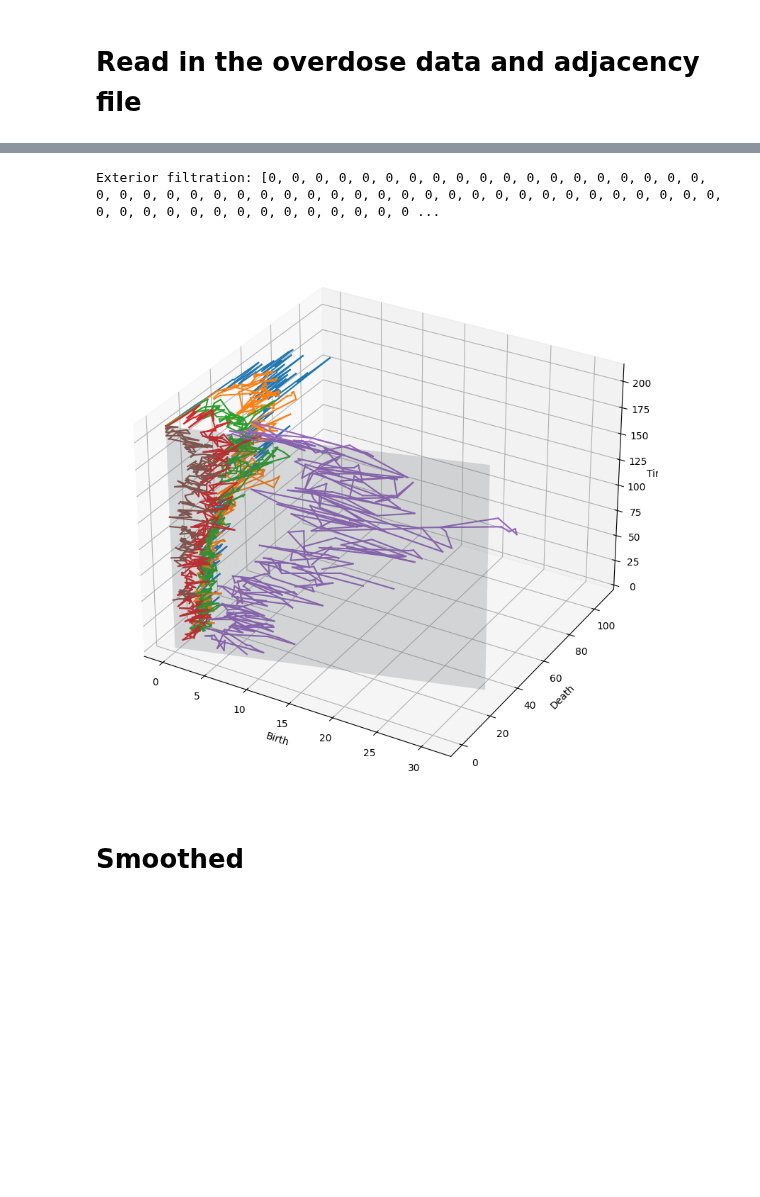
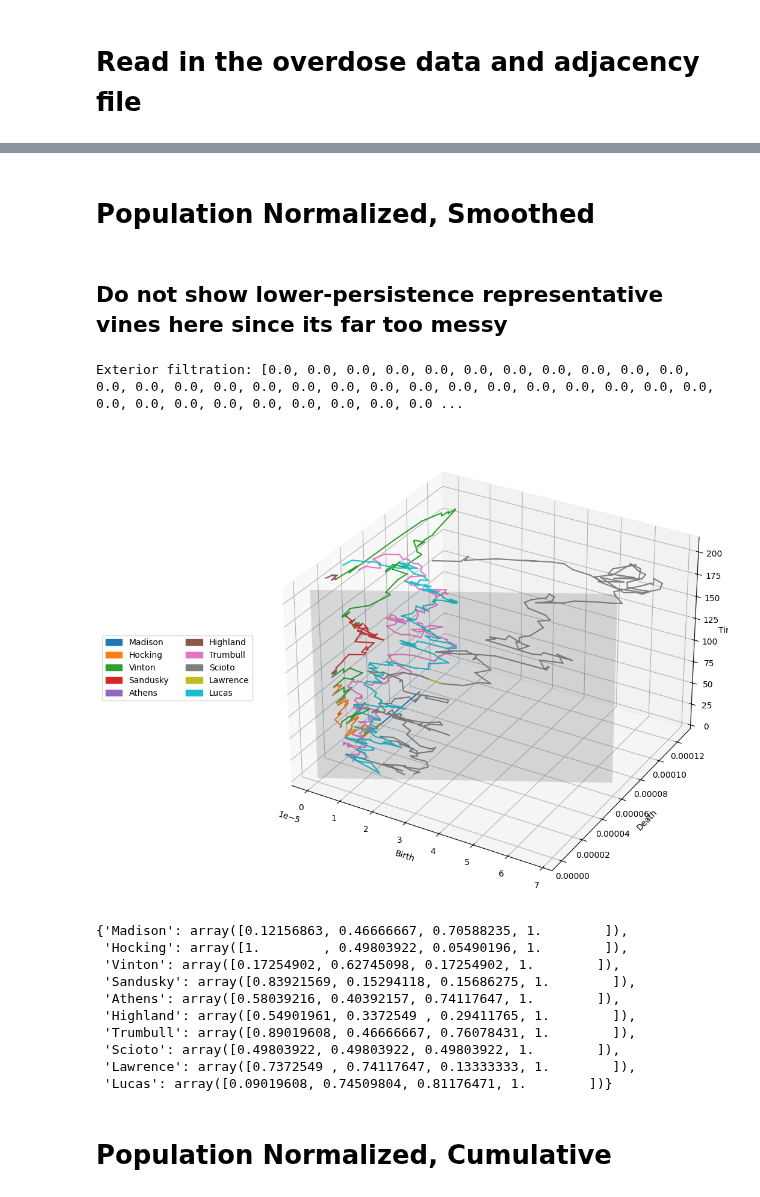
Before and after one commit to willeyna/OhioOverdoseVineyards, a Jupyter notebook: scripts/analyze_ohio.ipynb, the cells around one changed output, grey strips where cells are left out. Cells and saved outputs as stored; diff of their text form; code cells hidden in the pictures; blank space fills up the shorter version.

Commit message:
Updated ohio vineyards notebook

```diff
--- a/scripts/analyze_ohio.ipynb
+++ b/scripts/analyze_ohio.ipynb
@@ -12,23 +1,2 @@ from polygonal_surface import PolygonalSurface as PS
 # %% [markdown]
 # Read in the overdose data and adjacency file
-# %%
-df = pd.read_csv("../data/county_drug_death.csv")
-# set counties to be row names
-df = df.set_index('Unnamed: 0')
-df.columns = np.arange(df.shape[1])
-
-# ## OPTION: SMOOTHING
-# # yearly rolling avg
-# df = df.T.rolling(12, min_periods=1).mean().T
-
-## OPTION: CUMULATIVE
-df = df.cumsum(axis=1)
-
-ps = PS.read_adj("../data/ohio_neighbors.txt")
-
-# convert adj to data expected from vineyard function
-vineyard_data = {}
-
-counties = list(df.index)
-for c in counties:
-   vineyard_data[c] = df.loc[c].tolist()
@@ -62,9 +89,30 @@ Exterior filtration: [0, 0, 0, 0, 0, 0, 0, 0, 0, 0, 0, 0, 0, 0, 0, 0, 0, 0, 0, 0
+# %% [markdown]
+# Population Normalized, Smoothed
+# %%
+%%capture
+df, vineyard_data = load_vineyard_data(
+    POP_NORMALIZED_DATA_PATH,
+    smoothing=True,
+    cumulative=False,
+)
+ps = PS.read_adj(ADJ_PATH)
+# %% [markdown]
+## Do not show lower-persistence representative vines here since its far too messy
 # %%
-vy = ps.toVineyard(vineyard_data, dim=1)
-
-vy.plot(0, 5)
+vy = ps.toVineyard(vineyard_data, dim=DEGREE)
+vy.plot(VINE_START_K, 3, label_by_region=True)
 # %% [output]
-Exterior filtration: [0, 0, 0, 0, 0, 0, 0, 0, 0, 0, 0, 0, 0, 0, 0, 0, 0, 0, 0, 0, 0, 0, 0, 0, 0, 0, 0, 0, 0, 0, 0, 0, 0, 0, 0, 0, 0, 0, 0, 0, 0, 0, 0, 0, 0, 0, 0, 0, 0, 0, 0, 0, 0, 0, 0, 0, 0, 0, 0, 0 ...
+Exterior filtration: [0.0, 0.0, 0.0, 0.0, 0.0, 0.0, 0.0, 0.0, 0.0, 0.0, 0.0, 0.0, 0.0, 0.0, 0.0, 0.0, 0.0, 0.0, 0.0, 0.0, 0.0, 0.0, 0.0, 0.0, 0.0, 0.0, 0.0, 0.0, 0.0, 0.0, 0.0, 0.0, 0.0, 0.0, 0.0, 0.0 ...
-[figure, old version]
+[figure, new version]
+{'Madison': array([0.12156863, 0.46666667, 0.70588235, 1.        ]),
+ 'Hocking': array([1.        , 0.49803922, 0.05490196, 1.        ]),
+ 'Vinton': array([0.17254902, 0.62745098, 0.17254902, 1.        ]),
+ 'Sandusky': array([0.83921569, 0.15294118, 0.15686275, 1.        ]),
+ 'Athens': array([0.58039216, 0.40392157, 0.74117647, 1.        ]),
+ 'Highland': array([0.54901961, 0.3372549 , 0.29411765, 1.        ]),
+ 'Trumbull': array([0.89019608, 0.46666667, 0.76078431, 1.        ]),
+ 'Scioto': array([0.49803922, 0.49803922, 0.49803922, 1.        ]),
+ 'Lawrence': array([0.7372549 , 0.74117647, 0.13333333, 1.        ]),
+ 'Lucas': array([0.09019608, 0.74509804, 0.81176471, 1.        ])}
-# %% [markdown]
-# Smoothed
+# %% [markdown]
+# Population Normalized, Cumulative
```
Also changed, not shown: parts of 19 cells of this notebook.
